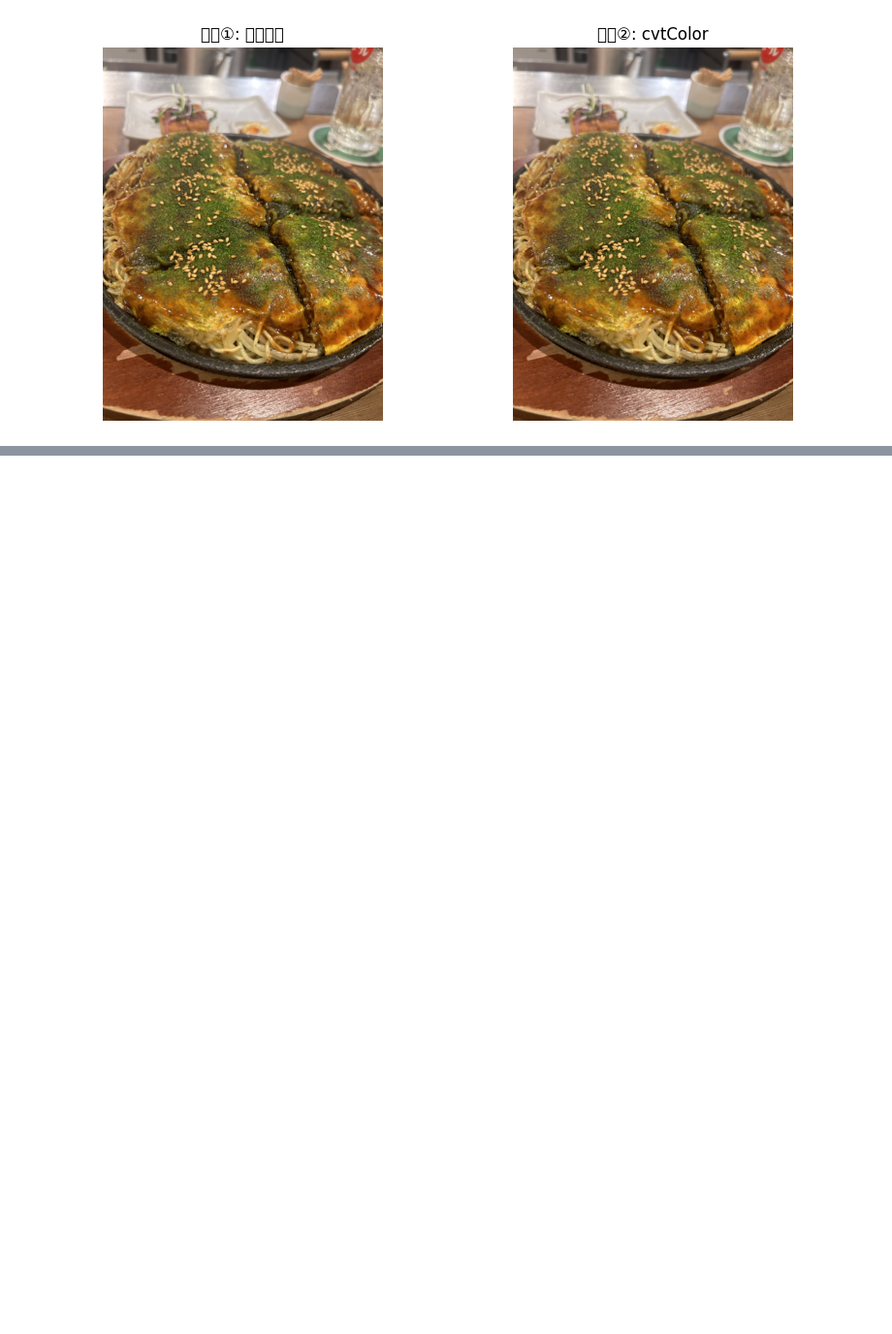
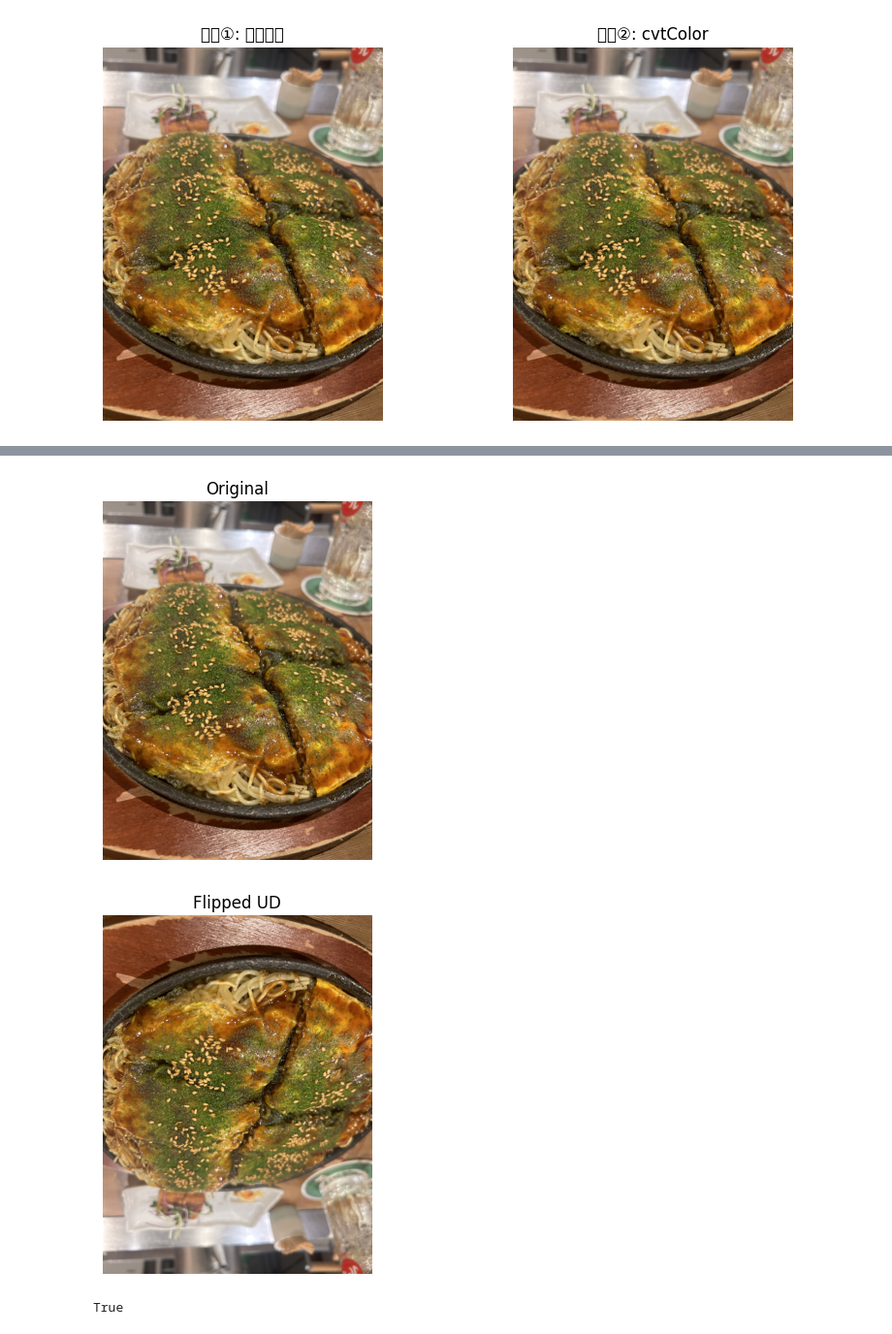
Before and after one commit to maton369/Data_Preprocessing_For_Data_Analyze, a Jupyter notebook: code/11_2_image_prep.ipynb, the cells around one changed output, grey strips where cells are left out. Shown at 97% size. Drawn from its saved outputs; the diff is of its cells as text; code cells hidden in the pictures; blank space fills up the shorter version.

```diff
--- a/code/11_2_image_prep.ipynb
+++ b/code/11_2_image_prep.ipynb
@@ -93,0 +112,22 @@ plt.show()
+# %%
+# 画像の表示関数を定義（OpenCVはBGRなのでRGBに変換して表示）
+def show_image(img, title=""):
+    plt.imshow(cv2.cvtColor(img, cv2.COLOR_BGR2RGB))
+    plt.title(title)
+    plt.axis("off")
+    plt.show()
+
+
+# 元画像を表示
+show_image(img_1, "Original")
+
+# 上下反転
+img_1_flip_ud = cv2.flip(img_1, 0)
+show_image(img_1_flip_ud, "Flipped UD")
+
+# 画像を保存
+cv2.imwrite(path + "/save.jpeg", img_1_flip_ud)
+# %% [output]
+[figure, added]
+[figure, added]
+True
```
Also changed, not shown: parts of 2 cells of this notebook, 1 other file.
